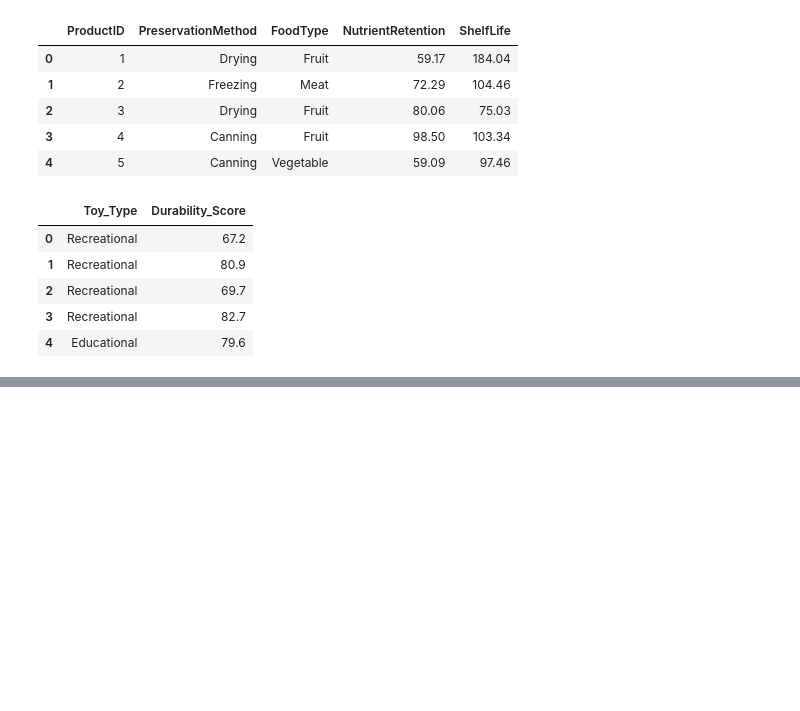
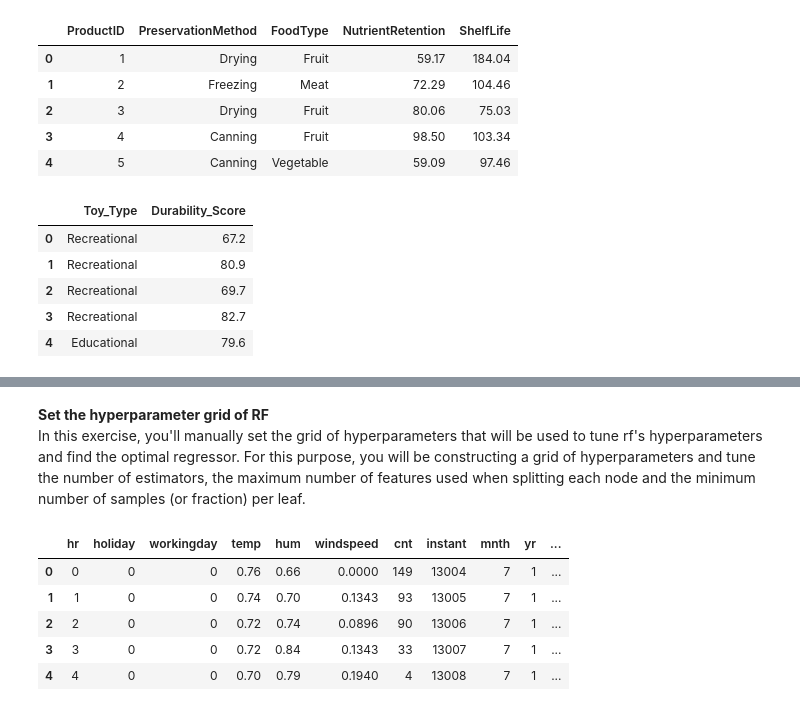
Before and after one commit to Rohanrathod7/my-ds-labs, a Jupyter notebook: 36_Machine_Learning_with_Tree-Based_Models_in_Python/05_Model_Tuning.ipynb, the cells around one changed output, grey strips where cells are left out. Drawn from its saved outputs; the diff is of its cells as text; code cells hidden in the pictures; blank space fills up the shorter version.

```diff
--- a/36_Machine_Learning_with_Tree-Based_Models_in_Python/05_Model_Tuning.ipynb
+++ b/36_Machine_Learning_with_Tree-Based_Models_in_Python/05_Model_Tuning.ipynb
@@ -516,0 +203,38 @@ dtype: float64
+# %% [markdown]
+**Set the hyperparameter grid of RF**
+In this exercise, you'll manually set the grid of hyperparameters that will be used to tune rf's hyperparameters and find the optimal regressor. For this purpose, you will be constructing a grid of hyperparameters and tune the number of estimators, the maximum number of features used when splitting each node and the minimum number of samples (or fraction) per leaf.
+# %%
+from sklearn.ensemble import RandomForestRegressor
+url = "https://raw.githubusercontent.com/Rohanrathod7/my-ds-labs/main/36_Machine_Learning_with_Tree-Based_Models_in_Python/dataset/bikes.csv"
+# Read the CSV file, skipping the header row and excluding the 'id' column (column 0)
+bikes = pd.read_csv(url)
+display(bikes.head())
+
+X = bikes[['hr', 'holiday', 'workingday', 'temp', 'hum', 'windspeed', 'instant', 'mnth', 'yr', 'Clear to partly cloudy', 'Light Precipitation', 'Misty']]
+# Labels are in column 6 (cnt)
+y = bikes['cnt']
+
+# Set SEED for reproducibility
+SEED = 1
+
+# Split the data into 80% train and 20% test
+X_train, X_test, y_train, y_test = train_test_split(X, y, test_size=0.2, random_state=SEED)
+
+
+
+# Instantiate rf
+rf = RandomForestRegressor(random_state=SEED)
+
+# Define the dictionary 'params_rf'
+params_rf = {
+             'n_estimators': [100, 350, 500],
+             'max_features': ['log2', 'auto', 'sqrt'],
+             'min_samples_leaf': [2, 10, 30],
+             }
+# %% [output]
+|  | hr | holiday | workingday | temp | hum | windspeed | cnt | instant | mnth | yr | ... |
+| 0 | 0 | 0 | 0 | 0.76 | 0.66 | 0.0000 | 149 | 13004 | 7 | 1 | ... |
+| 1 | 1 | 0 | 0 | 0.74 | 0.70 | 0.1343 | 93 | 13005 | 7 | 1 | ... |
+| 2 | 2 | 0 | 0 | 0.72 | 0.74 | 0.0896 | 90 | 13006 | 7 | 1 | ... |
+| 3 | 3 | 0 | 0 | 0.72 | 0.84 | 0.1343 | 33 | 13007 | 7 | 1 | ... |
+| 4 | 4 | 0 | 0 | 0.70 | 0.79 | 0.1940 | 4 | 13008 | 7 | 1 | ... |
```
Also changed, not shown: parts of 37 cells of this notebook.
